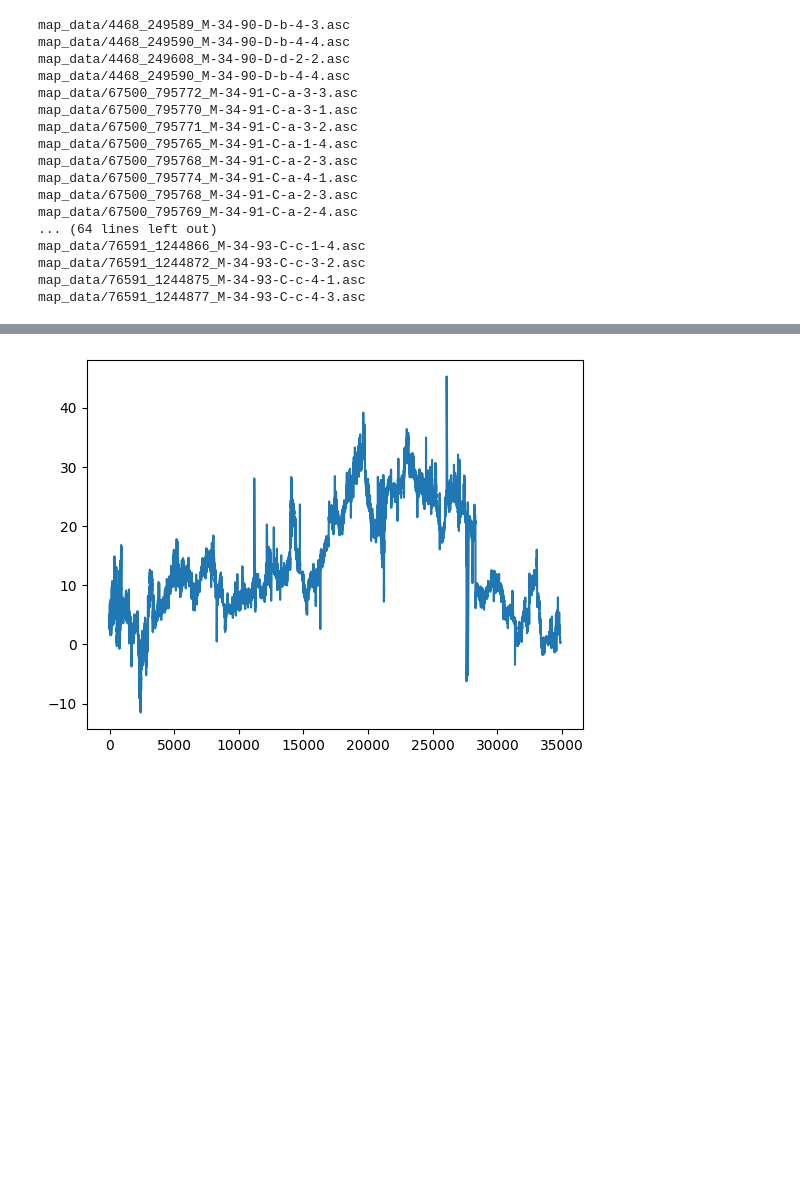
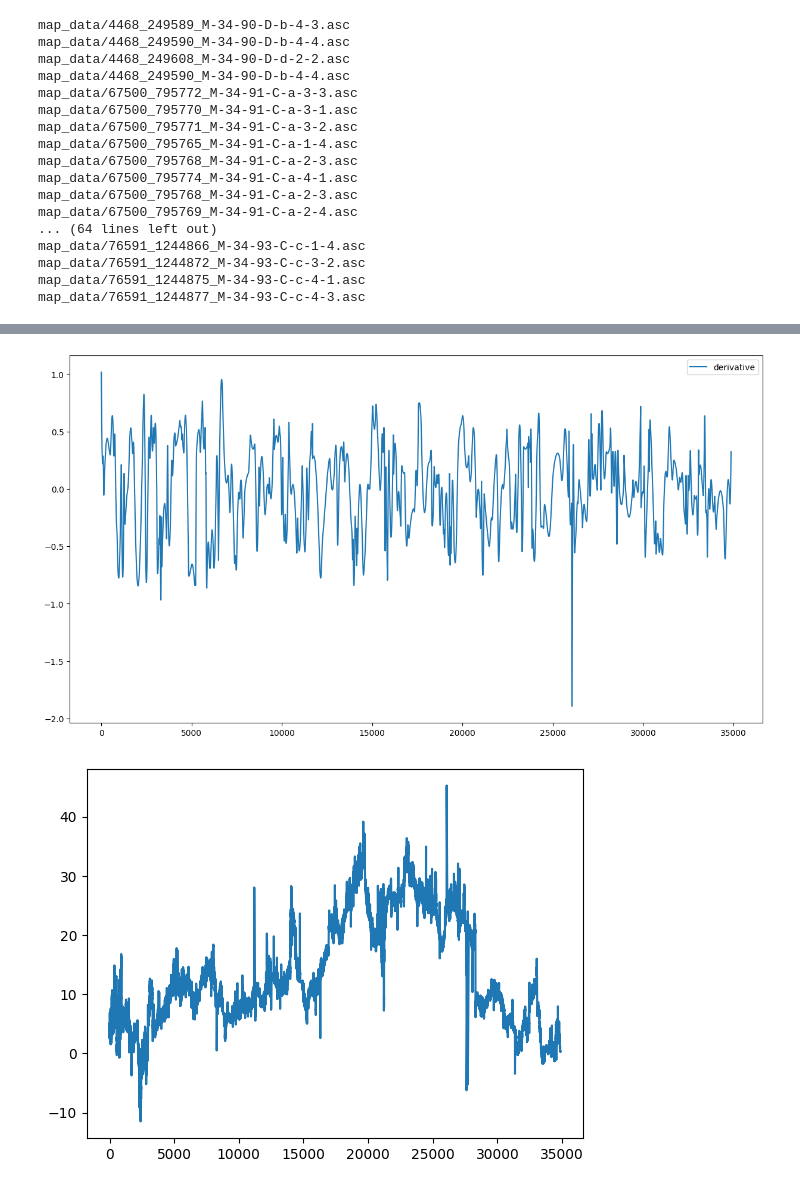
Before and after one commit to iStrzalka/gpx_sim, a Jupyter notebook: test.ipynb, the cells around one changed output, grey strips where cells are left out. Drawn from its saved outputs; the diff is of its cells as text; code cells hidden in the pictures; blank space fills up the shorter version.

```diff
--- a/test.ipynb
+++ b/test.ipynb
@@ -201,0 +240,7 @@ plt.show()
+# %%
+plt.figure(figsize=(15, 8))
+plt.plot(df, label='derivative')
+plt.legend()
+plt.show()
+# %% [output]
+[figure, added]
```
Also changed, not shown: parts of 21 cells of this notebook, 7 other files.
